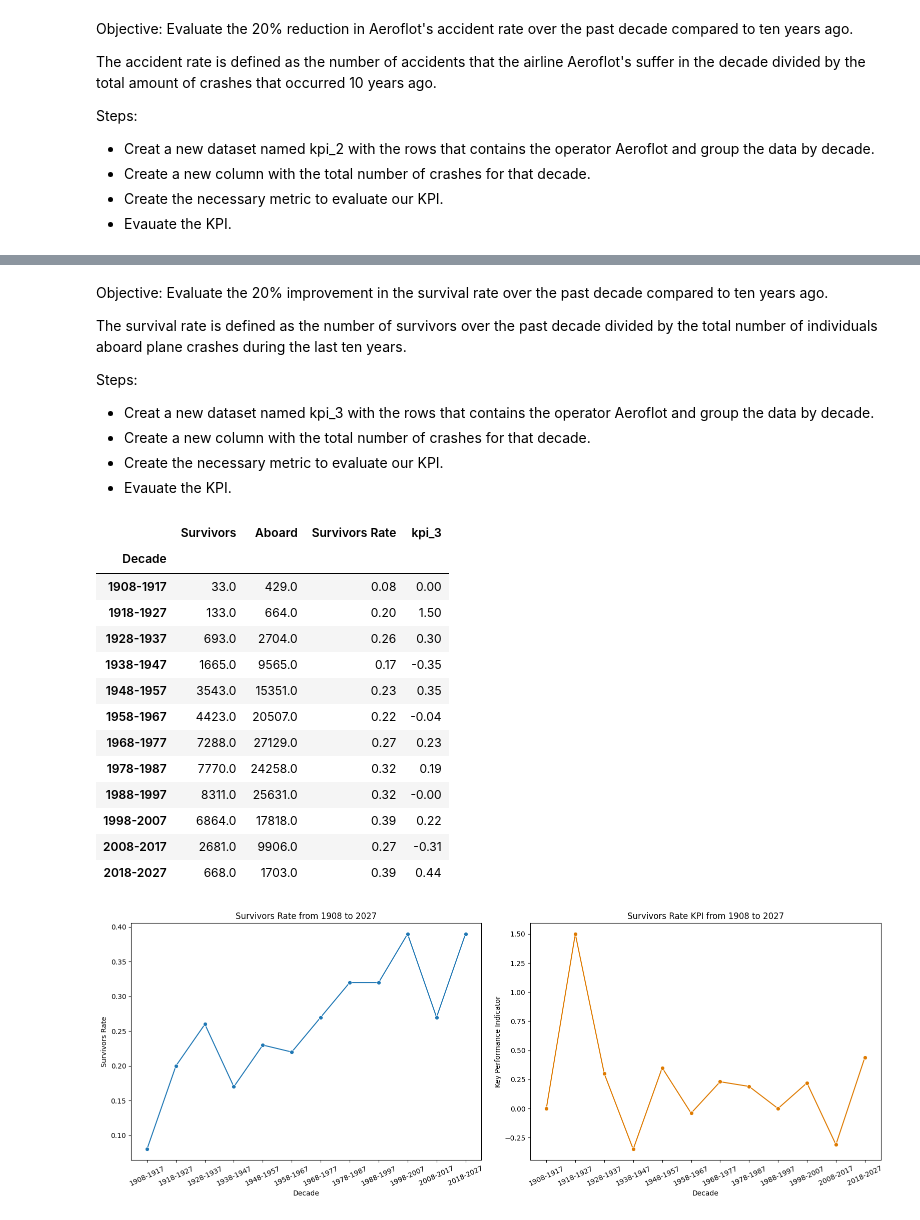
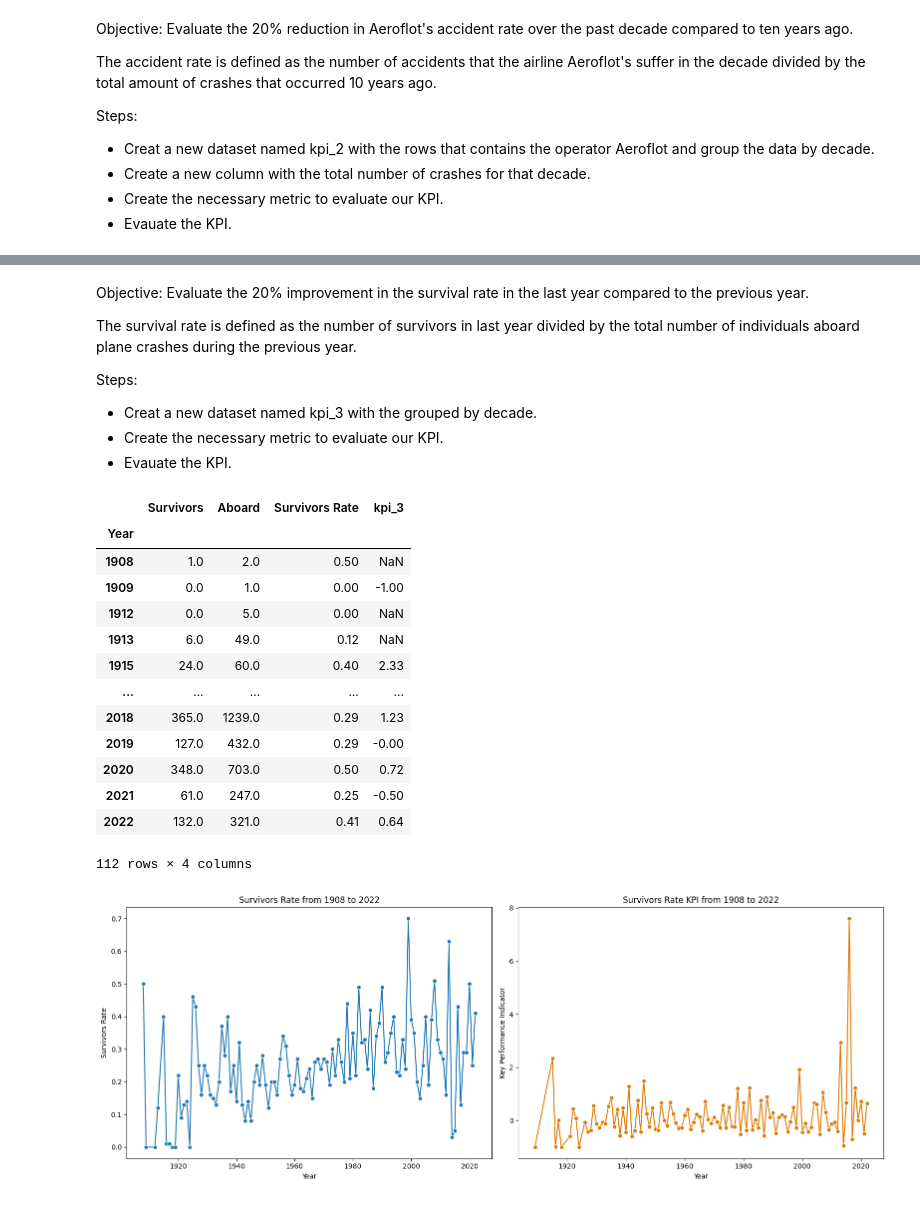
Before and after one commit to motm-1/PI_DA, a Jupyter notebook: kpi_development.ipynb, the cells around one changed output, grey strips where cells are left out. Saved outputs shown, nothing was run; the diff lists cells and outputs as text; code cells hidden in the pictures.

```diff
--- a/kpi_development.ipynb
+++ b/kpi_development.ipynb
@@ -17,9 +17,9 @@ df.head()
 # %% [markdown]
 Create a new column to categorise the data by decade.
 # %%
-bins = list(range(1908, 2029, 10))
-labels = [f'{decade}-{decade+9}' for decade in range(1908, 2028 , 10)]
-df['Decade'] = pd.cut(df['Year'], bins=bins, labels=labels)
+bins = list(range(1903, 2024, 10))
+labels = [f'{year}-{year+9}' for year in range(1903, 2023, 10)]
+df['Decade'] = pd.cut(df['Year'], bins=bins, labels=labels, right=False)
 # %% [markdown]
 Objective: Evaluate the 10% reduction in the crew fatality rate over the last ten years, compared to the previous decade.
 
@@ -140,35 +140,34 @@ plt.show()
 # %% [markdown]
-Objective: Evaluate the 20% improvement in the survival rate over the past decade compared to ten years ago.
+Objective: Evaluate the 20% improvement in the survival rate in the last year compared to the previous year.
 
-The survival rate is defined as the number of survivors over the past decade divided by the total number of individuals aboard plane crashes during the last ten years.
+The survival rate is defined as the number of survivors in last year divided by the total number of individuals aboard plane crashes during the previous year.
 
 Steps:
-- Creat a new dataset named kpi_3 with the rows that contains the operator Aeroflot and group the data by decade.
-- Create a new column with the total number of crashes for that decade.
+- Creat a new dataset named kpi_3 with the grouped by decade.
 - Create the necessary metric to evaluate our KPI.
 - Evauate the KPI.
 # %%
-kpi_3 = df.groupby(['Decade'], observed=True).agg({'Survivors':'sum', 'Aboard':'sum'})
+kpi_3 = df.groupby(['Year'], observed=True).agg({'Survivors':'sum', 'Aboard':'sum'})
 
 kpi_3['Survivors Rate'] = round((kpi_3['Survivors'] / kpi_3['Aboard']), 2)
 
 ranges_list = kpi_3.index.tolist()
 
-kpi_3['kpi_3'] = round((1 - kpi_3['Survivors Rate'].div(kpi_3['Survivors Rate'].shift())) * -1, 2).fillna(0)
+kpi_3['kpi_3'] = round((1 - kpi_3['Survivors Rate'].div(kpi_3['Survivors Rate'].shift())) * -1, 2).replace(np.inf, np.nan)
 # %%
 kpi_3
 # %% [output]
 |  | Survivors | Aboard | Survivors Rate | kpi_3 |
-| Decade |  |  |  |  |
-| 1908-1917 | 33.0 | 429.0 | 0.08 | 0.00 |
-| 1918-1927 | 133.0 | 664.0 | 0.20 | 1.50 |
-| 1928-1937 | 693.0 | 2704.0 | 0.26 | 0.30 |
-| 1938-1947 | 1665.0 | 9565.0 | 0.17 | -0.35 |
-| 1948-1957 | 3543.0 | 15351.0 | 0.23 | 0.35 |
-| 1958-1967 | 4423.0 | 20507.0 | 0.22 | -0.04 |
-| 1968-1977 | 7288.0 | 27129.0 | 0.27 | 0.23 |
-| 1978-1987 | 7770.0 | 24258.0 | 0.32 | 0.19 |
-| 1988-1997 | 8311.0 | 25631.0 | 0.32 | -0.00 |
-| 1998-2007 | 6864.0 | 17818.0 | 0.39 | 0.22 |
-| 2008-2017 | 2681.0 | 9906.0 | 0.27 | -0.31 |
-| 2018-2027 | 668.0 | 1703.0 | 0.39 | 0.44 |
+| Year |  |  |  |  |
+| 1908 | 1.0 | 2.0 | 0.50 | NaN |
+| 1909 | 0.0 | 1.0 | 0.00 | -1.00 |
+| 1912 | 0.0 | 5.0 | 0.00 | NaN |
+| 1913 | 6.0 | 49.0 | 0.12 | NaN |
+| 1915 | 24.0 | 60.0 | 0.40 | 2.33 |
+| ... | ... | ... | ... | ... |
+| 2018 | 365.0 | 1239.0 | 0.29 | 1.23 |
+| 2019 | 127.0 | 432.0 | 0.29 | -0.00 |
+| 2020 | 348.0 | 703.0 | 0.50 | 0.72 |
+| 2021 | 61.0 | 247.0 | 0.25 | -0.50 |
+| 2022 | 132.0 | 321.0 | 0.41 | 0.64 |
+112 rows × 4 columns
@@ -175,23 +176,19 @@ kpi_3
 # %%
 fig , (ax1, ax2) = plt.subplots(1,2, figsize=(16, 6))
 
 sns.lineplot(data=kpi_3, x=kpi_3.index, y='Survivors Rate', linestyle='-', ax=ax1, marker='o', markersize=6)
 
-ax1.set_xlabel('Decade')
+ax1.set_xlabel('Year')
 ax1.set_ylabel('Survivors Rate')
-ax1.set_title('Survivors Rate from 1908 to 2027')
-ax1.set_xticks(range(len(kpi_3.index)))
-ax1.set_xticklabels(kpi_3.index, rotation=25)
+ax1.set_title('Survivors Rate from 1908 to 2022')
 
 sns.lineplot(data=kpi_3, x=kpi_3.index, y='kpi_3', linestyle='-', ax=ax2, color='#DE7A00', marker='o', markersize=6)
 
-ax2.set_xlabel('Decade')
+ax2.set_xlabel('Year')
 ax2.set_ylabel('Key Performance Indicator')
-ax2.set_title('Survivors Rate KPI from 1908 to 2027')
-ax2.set_xticks(range(len(kpi_3.index)))
-ax2.set_xticklabels(kpi_3.index, rotation=25)
+ax2.set_title('Survivors Rate KPI from 1908 to 2022')
 
 plt.tight_layout()
 plt.show()
 # %% [output]
-[figure, old version]
+[figure, new version]
```
Also changed, not shown: parts of 7 cells of this notebook, 21 other files.
